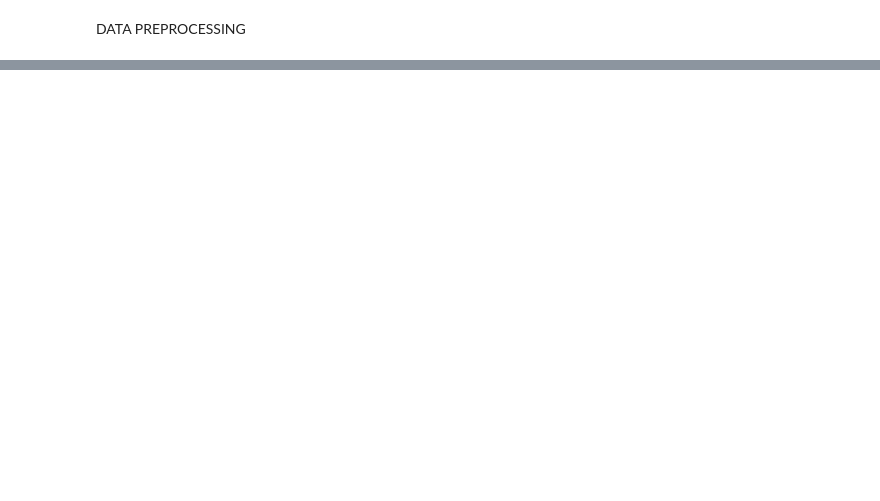
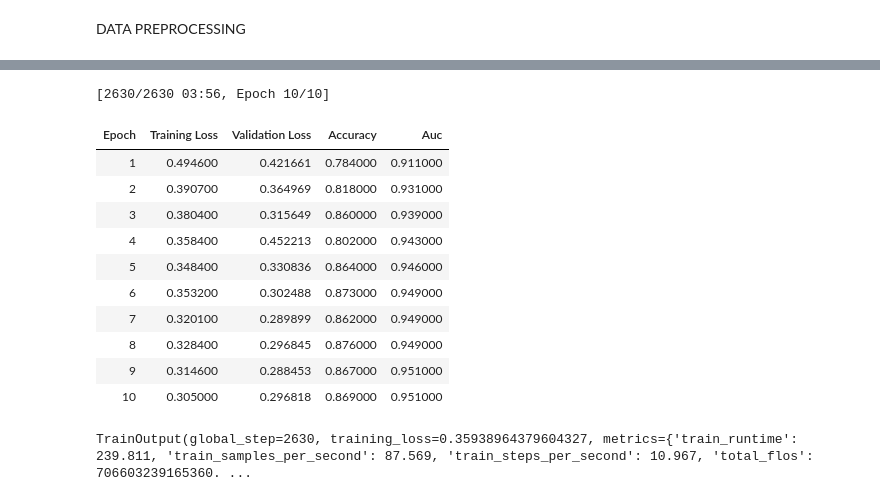
Before and after one commit to HarshvardhanRawat-100/TRANSFORMERS_IMPLEMENTATIONS, a Jupyter notebook: FINE TUNING BERT_FOR TEXT CLASSIFICATION copy.ipynb, the cells around one changed output, grey strips where cells are left out. Cells and saved outputs as stored; diff of their text form; code cells hidden in the pictures; blank space fills up the shorter version.

Commit message:
FINE TUNED MODEL

```diff
--- a/FINE TUNING BERT_FOR TEXT CLASSIFICATION copy.ipynb
+++ b/FINE TUNING BERT_FOR TEXT CLASSIFICATION copy.ipynb
@@ -78,7 +95,9 @@ def preprocess_function(examples):
 #  examples["text"] → gets the text column from your dataset
 
 #PREPROCESS ALL DATASETS
-tokenized_data = dataset_dict.map(preprocess_function, batched=True)
+tokenized_data = dataset.map(preprocess_function, batched=True)
 #  👉 What is happening?
 #     .map() applies your function to entire dataset
 #      batched=True → processes multiple examples at once (faster)
+# %%
+data_collator = DataCollatorWithPadding(tokenizer = tokenizer)
@@ -84,0 +192,25 @@ tokenized_data = dataset_dict.map(preprocess_function, batched=True)
+# %%
+# hyperparameters
+lr = 2e-4          # learning rate
+batch_size = 8     # batch size
+num_epochs = 10    # epochs
+
+
+#  TrainingArguments --->  This sets training settings for the model
+training_args = TrainingArguments(
+
+    output_dir="bert-phishing-classifier_teacher",  # save path
+
+    learning_rate=lr,  # learning rate
+
+    per_device_train_batch_size=batch_size,  # train batch
+    per_device_eval_batch_size=batch_size,   # eval batch
+
+    num_train_epochs=num_epochs,  # epochs
+
+    logging_strategy="epoch",  # log each epoch
+    eval_strategy="epoch",     # eval each epoch
+    save_strategy="epoch",     # save each epoch
+
+    load_best_model_at_end=True,  # keep best model
+)
@@ -84,0 +254,27 @@ tokenized_data = dataset_dict.map(preprocess_function, batched=True)
+# %%
+# Trainer setup
+trainer = Trainer(
+    model=model,                          # model
+    args=training_args,                   # training settings
+    train_dataset=tokenized_data["train"],  # train data
+    eval_dataset=tokenized_data["test"],    # test data
+    data_collator=data_collator,         # padding handler
+    compute_metrics=compute_metrics,     # metrics (accuracy, roc_auc)
+)
+
+# Start training
+trainer.train()
+# %% [output]
+[2630/2630 03:56, Epoch 10/10]
+| Epoch | Training Loss | Validation Loss | Accuracy | Auc |
+| 1 | 0.494600 | 0.421661 | 0.784000 | 0.911000 |
+| 2 | 0.390700 | 0.364969 | 0.818000 | 0.931000 |
+| 3 | 0.380400 | 0.315649 | 0.860000 | 0.939000 |
+| 4 | 0.358400 | 0.452213 | 0.802000 | 0.943000 |
+| 5 | 0.348400 | 0.330836 | 0.864000 | 0.946000 |
+| 6 | 0.353200 | 0.302488 | 0.873000 | 0.949000 |
+| 7 | 0.320100 | 0.289899 | 0.862000 | 0.949000 |
+| 8 | 0.328400 | 0.296845 | 0.876000 | 0.949000 |
+| 9 | 0.314600 | 0.288453 | 0.867000 | 0.951000 |
+| 10 | 0.305000 | 0.296818 | 0.869000 | 0.951000 |
+TrainOutput(global_step=2630, training_loss=0.35938964379604327, metrics={'train_runtime': 239.811, 'train_samples_per_second': 87.569, 'train_steps_per_second': 10.967, 'total_flos': 706603239165360. ...
```
Also changed, not shown: parts of 12 cells of this notebook.
